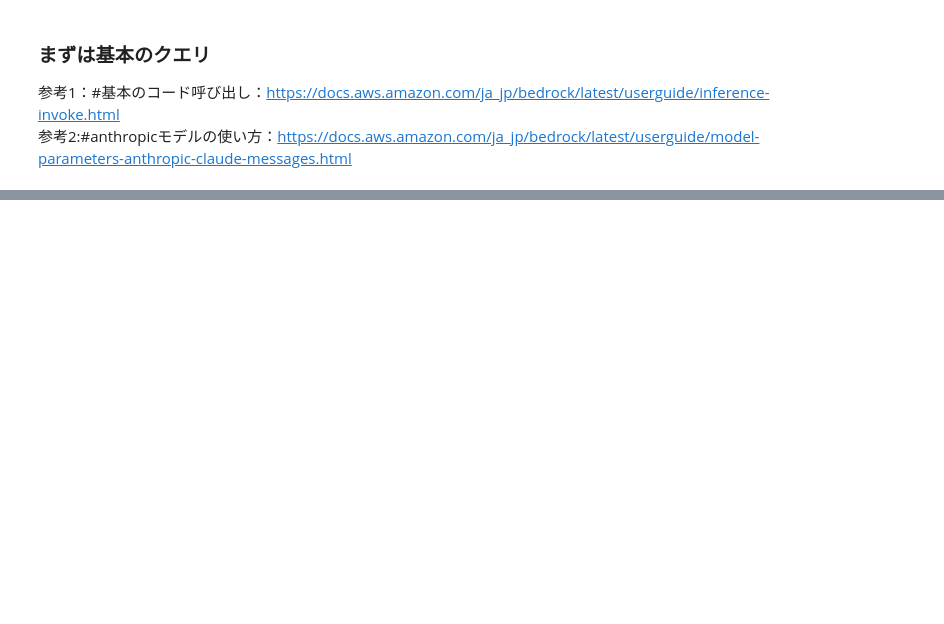
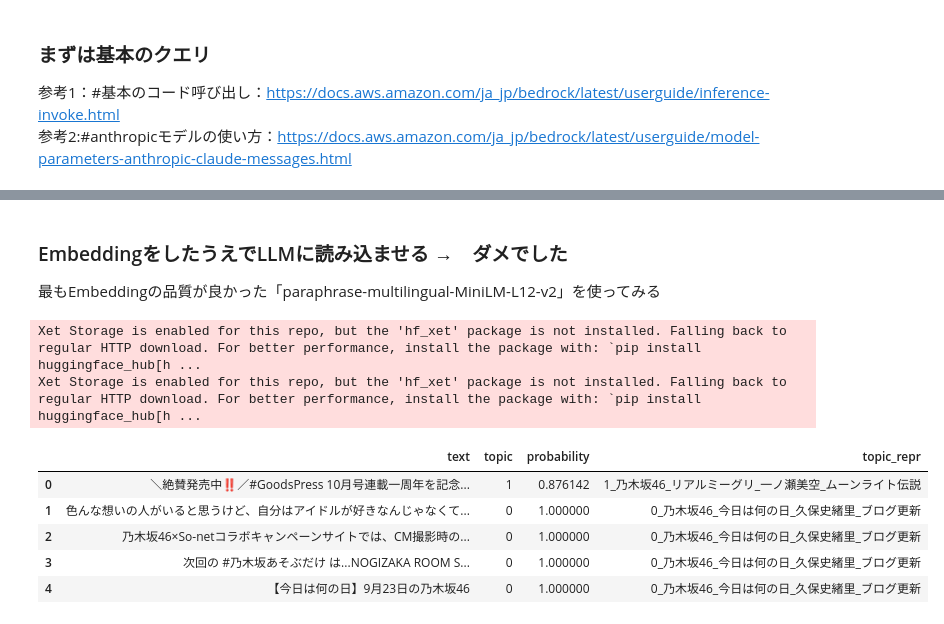
Before and after one commit to badorisu0555/nogi_tweet, a Jupyter notebook: nogizaka_tweet_categorize_LLM.ipynb, the cells around one changed output, grey strips where cells are left out. Drawn from its saved outputs; the diff is of its cells as text; code cells hidden in the pictures; blank space fills up the shorter version.

```diff
--- a/nogizaka_tweet_categorize_LLM.ipynb
+++ b/nogizaka_tweet_categorize_LLM.ipynb
@@ -11,4 +22,7 @@ os.environ["AWS_BEARER_TOKEN_BEDROCK"] = "ABSKQmVkcm9ja0FQSUtleS03MjFrLWF0LTk5Mj
 # %%
+def remove_emoji(text):
+    return emoji.replace_emoji(text,replace='')
+
 json_open = open("nogizaka_tweets.json","r",encoding="utf-8")
 json_open = json.load(json_open)
 
@@ -35,5 +49,9 @@ df = pd.DataFrame({
 df["text"] = df["text"].str.replace("\n","")
 pattern = r'https?://[^\s]+'
 df["text"] = df["text"].apply(lambda x:re.sub(pattern,"",x))
-df
+
+df["text"] = df["text"].apply(lambda x: remove_emoji(x))
+
+df_json = df.to_json(orient='records',force_ascii=False)
+pprint(df_json)
 # %% [output]
@@ -103 +158,39 @@ print(answer)
+# %% [markdown]
+### EmbeddingをしたうえでLLMに読み込ませる →　ダメでした
+最もEmbeddingの品質が良かった「paraphrase-multilingual-MiniLM-L12-v2」を使ってみる
+# %%
+from bertopic import BERTopic
+from hdbscan import HDBSCAN
+
+df_topic = df.copy()
+
+# BERTopic の学習
+hdbscan_model = HDBSCAN(min_cluster_size=5, min_samples=15, metric='euclidean', cluster_selection_method='eom')
+model = BERTopic(embedding_model="paraphrase-multilingual-MiniLM-L12-v2",
+                hdbscan_model=hdbscan_model)
+topics, probs = model.fit_transform(df_topic["text"])
+
+# df にトピック情報を追加
+df_topic["topic"] = topics
+df_topic["probability"] = probs  # 各文がクラスタに属する確率
+
+# トピックごとの代表語を付与
+topic_info = model.get_topic_info()
+topic_repr = {row["Topic"]: row["Name"] for _, row in topic_info.iterrows()}
+df_topic["topic_repr"] = df_topic["topic"].map(topic_repr)
+
+df_topic = df_topic[df_topic["topic"] != -1]  # ノイズを除去
+df_topic = df_topic[["text","topic","probability","topic_repr"]]
+df_topic_json = df_topic.to_json(orient='records',force_ascii=False)
+
+df_topic.head()
+# %% [output]
+Xet Storage is enabled for this repo, but the 'hf_xet' package is not installed. Falling back to regular HTTP download. For better performance, install the package with: `pip install huggingface_hub[h ...
+Xet Storage is enabled for this repo, but the 'hf_xet' package is not installed. Falling back to regular HTTP download. For better performance, install the package with: `pip install huggingface_hub[h ...
+|  | text | topic | probability | topic_repr |
+| 0 | ＼絶賛発売中‼️／#GoodsPress 10月号連載一周年を記念... | 1 | 0.876142 | 1_乃木坂46_リアルミーグリ_一ノ瀬美空_ムーンライト伝説 |
+| 1 | 色んな想いの人がいると思うけど、自分はアイドルが好きなんじゃなくて... | 0 | 1.000000 | 0_乃木坂46_今日は何の日_久保史緒里_ブログ更新 |
+| 2 | 乃木坂46×So-netコラボキャンペーンサイトでは、CM撮影時の... | 0 | 1.000000 | 0_乃木坂46_今日は何の日_久保史緒里_ブログ更新 |
+| 3 | 次回の #乃木坂あそぶだけ は...NOGIZAKA ROOM S... | 0 | 1.000000 | 0_乃木坂46_今日は何の日_久保史緒里_ブログ更新 |
+| 4 | 【今日は何の日】9月23日の乃木坂46 | 0 | 1.000000 | 0_乃木坂46_今日は何の日_久保史緒里_ブログ更新 |
 # %%
```
Also changed, not shown: parts of 7 cells of this notebook, 1 other file.
